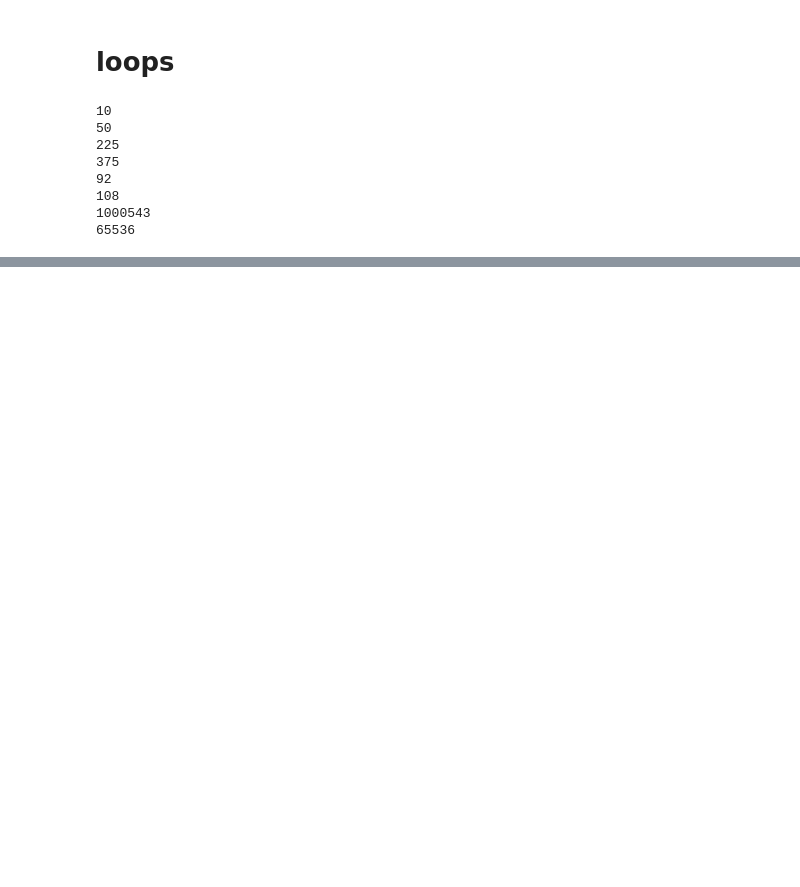
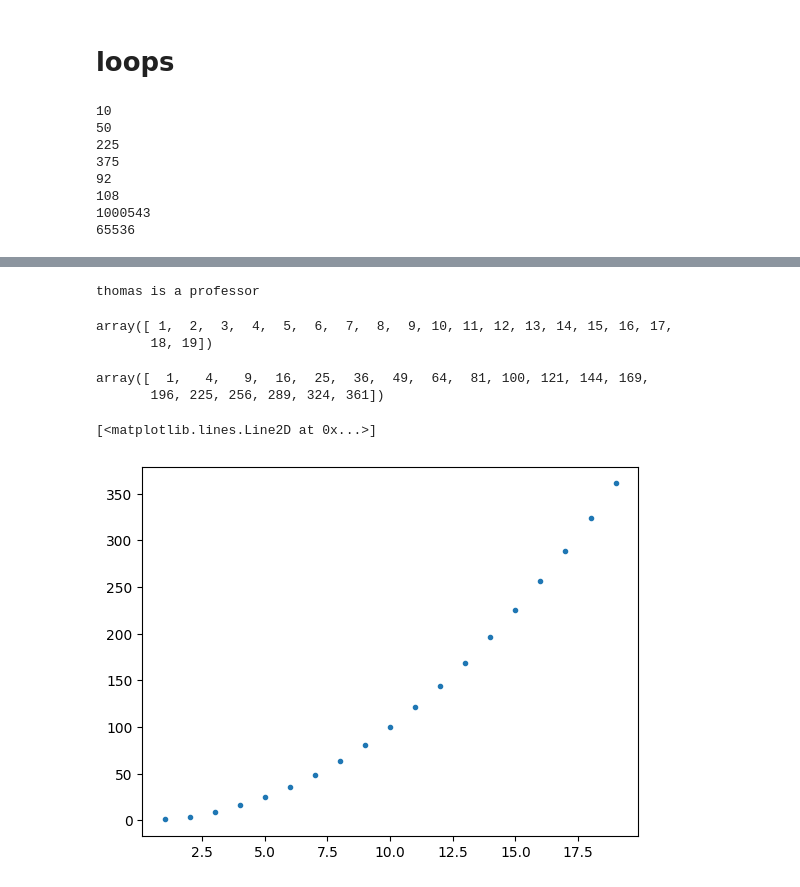
Before and after one commit to saurabhmittal23/space_physics, a Jupyter notebook: tutorial.ipynb, the cells around one changed output, grey strips where cells are left out. Cells and saved outputs as stored; diff of their text form; code cells hidden in the pictures; blank space fills up the shorter version.

```diff
--- a/tutorial.ipynb
+++ b/tutorial.ipynb
@@ -614,0 +649,23 @@ plt.show()
+# %%
+person2.description()
+# %% [output]
+thomas is a professor
+# %%
+x = np.arange(1,20)
+# %%
+x
+# %% [output]
+array([ 1,  2,  3,  4,  5,  6,  7,  8,  9, 10, 11, 12, 13, 14, 15, 16, 17,
+       18, 19])
+# %%
+y = x**2
+# %%
+y
+# %% [output]
+array([  1,   4,   9,  16,  25,  36,  49,  64,  81, 100, 121, 144, 169,
+       196, 225, 256, 289, 324, 361])
+# %%
+plt.plot(x,y,'.')
+# %% [output]
+[<matplotlib.lines.Line2D at 0x...>]
+[figure, added]
```
Also changed, not shown: parts of 122 cells of this notebook.
